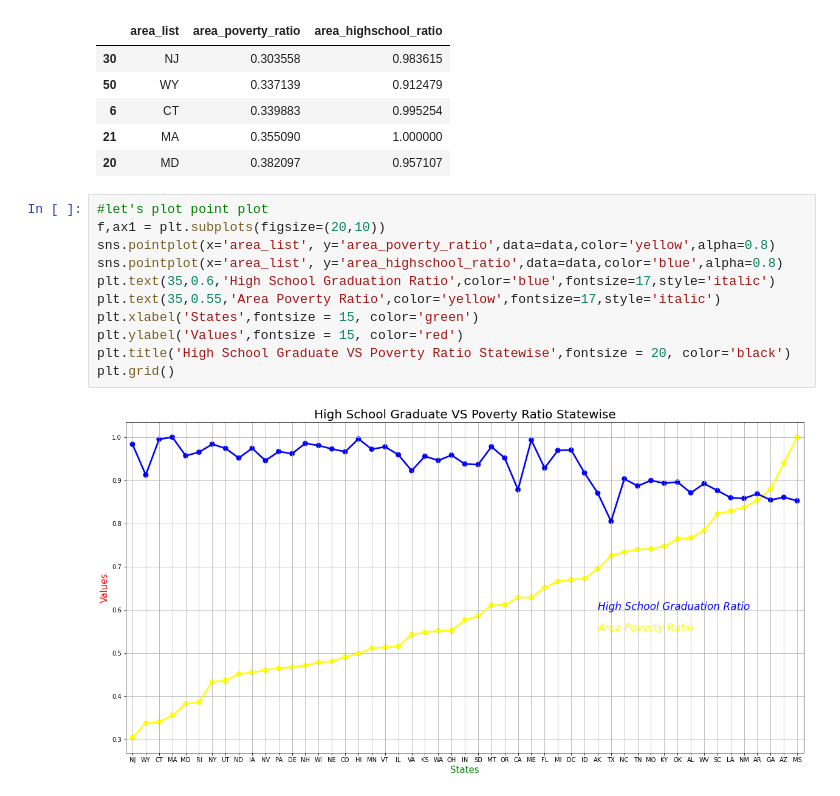
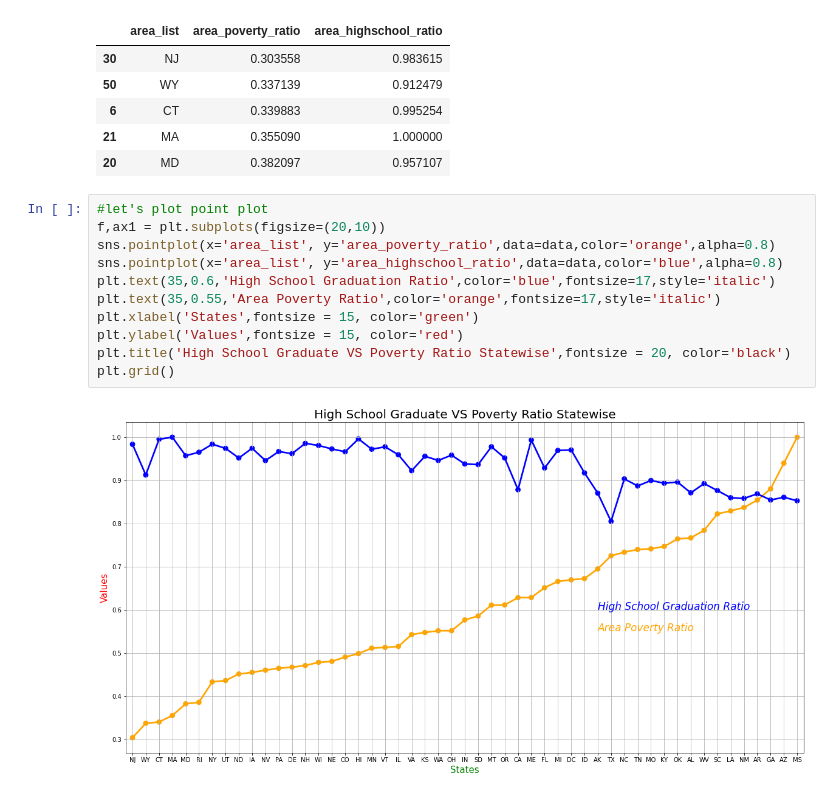
Before and after one commit to pradeepprasad/Machine_Learning_Workspace, a Jupyter notebook: Visualisation_Hands_On_01.ipynb, the cells around one changed output. Saved outputs shown, nothing was run; the diff lists cells and outputs as text.

```diff
--- a/Visualisation_Hands_On_01.ipynb
+++ b/Visualisation_Hands_On_01.ipynb
@@ -252,16 +235,16 @@ data.head()
 # %%
 #let's plot point plot
 f,ax1 = plt.subplots(figsize=(20,10))
-sns.pointplot(x='area_list', y='area_poverty_ratio',data=data,color='yellow',alpha=0.8)
+sns.pointplot(x='area_list', y='area_poverty_ratio',data=data,color='orange',alpha=0.8)
 sns.pointplot(x='area_list', y='area_highschool_ratio',data=data,color='blue',alpha=0.8)
 plt.text(35,0.6,'High School Graduation Ratio',color='blue',fontsize=17,style='italic')
-plt.text(35,0.55,'Area Poverty Ratio',color='yellow',fontsize=17,style='italic')
+plt.text(35,0.55,'Area Poverty Ratio',color='orange',fontsize=17,style='italic')
 plt.xlabel('States',fontsize = 15, color='green')
 plt.ylabel('Values',fontsize = 15, color='red')
 plt.title('High School Graduate VS Poverty Ratio Statewise',fontsize = 20, color='black')
 plt.grid()
 # %% [output]
-[figure, old version]
+[figure, new version]
 # %%
 dataFM_areaList_areaPovertyratio_sorted.head()
 # %% [output]
```
Also changed, not shown: parts of 16 cells of this notebook.
